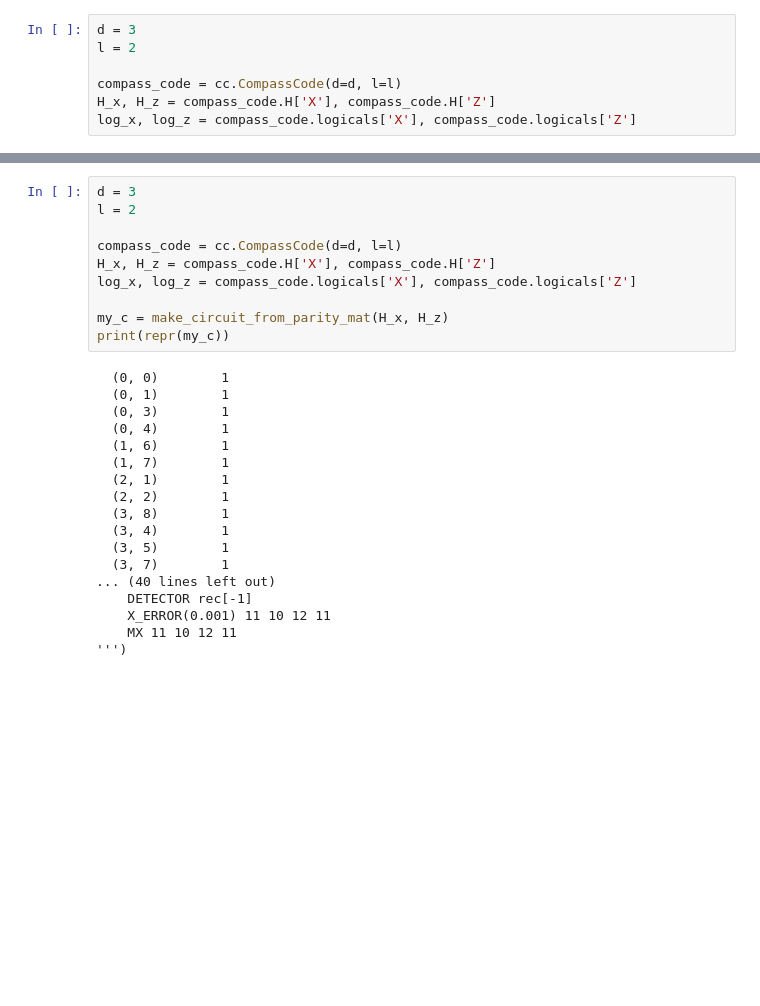
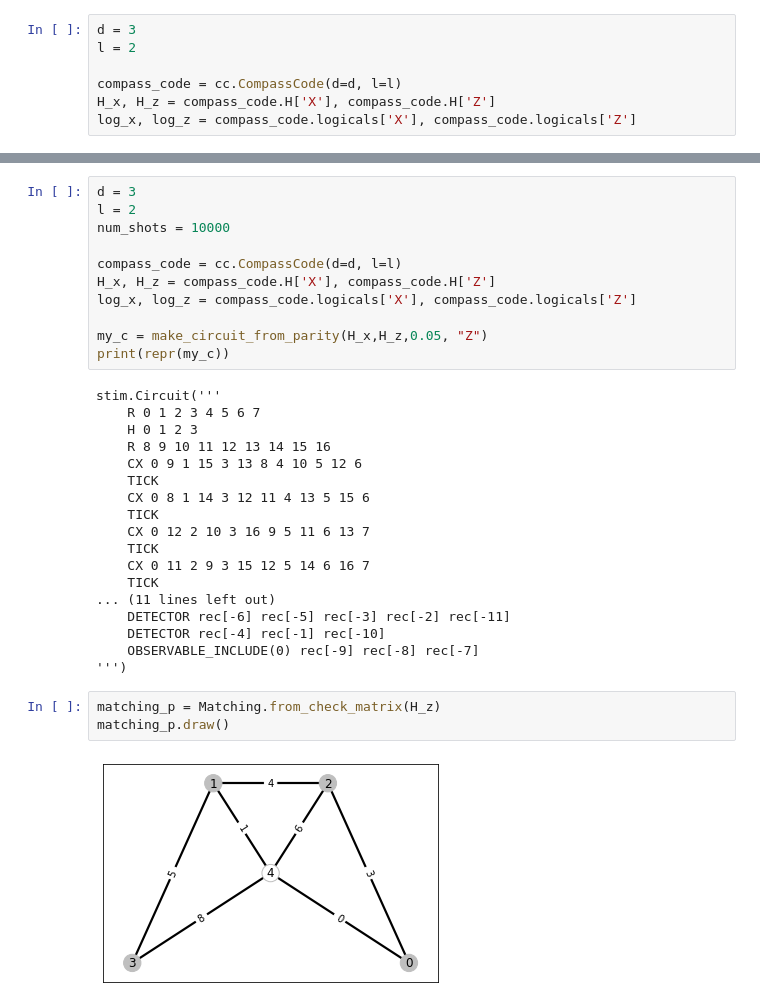
Before and after one commit to acatspirit/correlated_error_biased_noise, a Jupyter notebook: surface_code_circuit_scratch.ipynb, the cells around one changed output, grey strips where cells are left out. Saved outputs shown, nothing was run; the diff lists cells and outputs as text; blank space fills up the shorter version.

```diff
--- a/surface_code_circuit_scratch.ipynb
+++ b/surface_code_circuit_scratch.ipynb
@@ -244,28 +352,34 @@ def make_circuit_string_from_parity(H_x):
 # %%
 d = 3
 l = 2
+num_shots = 10000
 
 compass_code = cc.CompassCode(d=d, l=l)
 H_x, H_z = compass_code.H['X'], compass_code.H['Z']
 log_x, log_z = compass_code.logicals['X'], compass_code.logicals['Z']
 
-my_c = make_circuit_from_parity_mat(H_x, H_z)
+my_c = make_circuit_from_parity(H_x,H_z,0.05, "Z")
 print(repr(my_c))
 # %% [output]
-  (0, 0)        1
-  (0, 1)        1
-  (0, 3)        1
-  (0, 4)        1
-  (1, 6)        1
-  (1, 7)        1
-  (2, 1)        1
-  (2, 2)        1
-  (3, 8)        1
-  (3, 4)        1
-  (3, 5)        1
-  (3, 7)        1
-... (40 lines left out)
-    DETECTOR rec[-1]
-    X_ERROR(0.001) 11 10 12 11
-    MX 11 10 12 11
+stim.Circuit('''
+    R 0 1 2 3 4 5 6 7
+    H 0 1 2 3
+    R 8 9 10 11 12 13 14 15 16
+    CX 0 9 1 15 3 13 8 4 10 5 12 6
+    TICK
+    CX 0 8 1 14 3 12 11 4 13 5 15 6
+    TICK
+    CX 0 12 2 10 3 16 9 5 11 6 13 7
+    TICK
+    CX 0 11 2 9 3 15 12 5 14 6 16 7
+    TICK
+... (11 lines left out)
+    DETECTOR rec[-6] rec[-5] rec[-3] rec[-2] rec[-11]
+    DETECTOR rec[-4] rec[-1] rec[-10]
+    OBSERVABLE_INCLUDE(0) rec[-9] rec[-8] rec[-7]
 ''')
+# %%
+matching_p = Matching.from_check_matrix(H_z)
+matching_p.draw()
+# %% [output]
+[figure, added]
```
Also changed, not shown: parts of 22 cells of this notebook, 20 other files.
